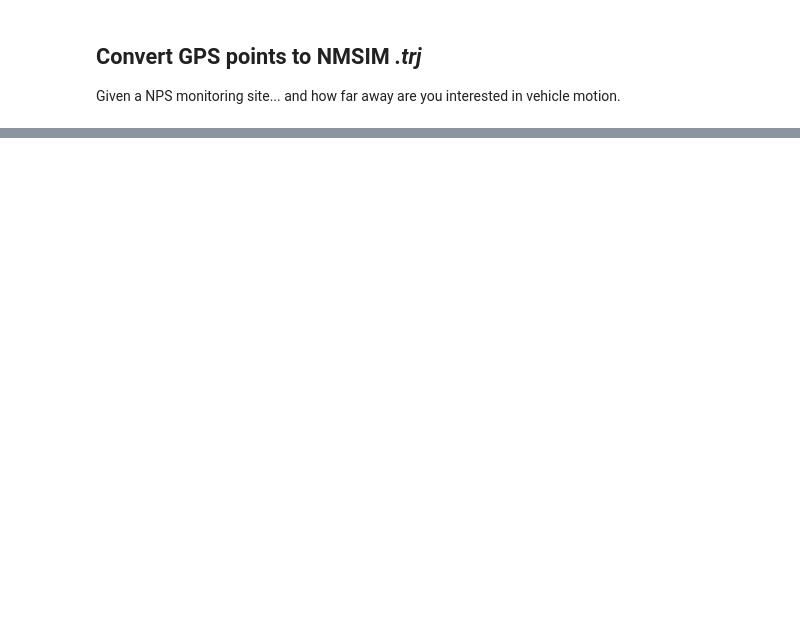
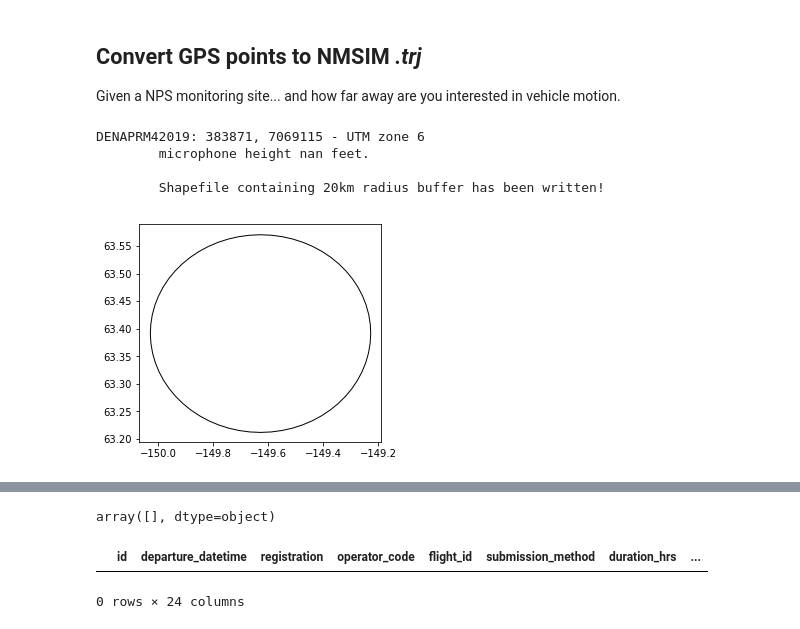
Before and after one commit to dbetchkal/NMSIM-Python, a Jupyter notebook: 2020 10 29 GPS points to NMSIM .trj.ipynb, the cells around one changed output, grey strips where cells are left out. Saved outputs shown, nothing was run; the diff lists cells and outputs as text; code cells hidden in the pictures; blank space fills up the shorter version.

Commit message:
Search Radius FIx, Handle one-row Tables

```diff
--- a/2020 10 29 GPS points to NMSIM .trj.ipynb
+++ b/2020 10 29 GPS points to NMSIM .trj.ipynb
@@ -161,10 +161,10 @@ def tracks_within(ds, site, year, search_within_km = 20, climb_ang_max = 20, air
     # make a dataframe to hold distances and times
     closest_approaches = pd.DataFrame([], index=np.unique(tracks["id"]), columns=["closest_distance", "closest_time"])
 
-    # describe the tracks intersecting the polygon
+    # process each unique flight track in sequence
     for f_id, data in tracks.groupby("flight_id"):
 
-        if(len(data) > 1):
+        if(len(data) > 1): # "one point does not a trajectory make"
 
             # double check that the data are sorted by time
             data = data.sort_values("ak_datetime")
@@ -254,7 +254,7 @@ def tracks_within(ds, site, year, search_within_km = 20, climb_ang_max = 20, air
                 # create a time-elapsed column
                 data["time_elapsed"] = (data["ak_datetime"] - data["ak_datetime"].min()).apply(lambda t: t.total_seconds())
 
-
+                # we'll only save the trajectory if it's within the specified search radius!
                 if(min_distance <= search_within_km):
 
                     # ======= densify the GPS points for NMSIM ========
@@ -369,11 +369,21 @@ def tracks_within(ds, site, year, search_within_km = 20, climb_ang_max = 20, air
                         print("\t\t\t...finished writing .trj", "\n")
                         print("-----------------------------------------------------------------------------------------")
 
-    if(tracks.size == 0):
+
+                # (closes `if` from line 253) the flight was not within the search radius...
+                else:
+                    tracks = tracks[tracks["flight_id"] != f_id] # ...drop the flight ID from the table
+                    print("\t\t", "Flight starting", start, "was not within the search radius.")
+
+    print(tracks.size)
+    if(tracks.shape[0] <= 1):
 
         print("\nSorry, no tracks in the database coincide with this deployment.")
 
-    elif(tracks.size > 0):
+        tracks = gpd.GeoDataFrame([], columns=tracks.columns) # return an empty geodataframe with the original columns
+        return tracks
+
+    elif(tracks.shape[0] > 1):
 
         u = np.unique(tracks["id"])
         print("\nThere are", len(u), "tracks in the database which coincide with this deployment.")
@@ -399,21 +412,27 @@ Given a NPS monitoring site... and how far away are you interested in vehicle mo
 # %%
 archive = iyore.Dataset(r"E:\Sound Data") # \\INPDENARENDER
 
 # ============= EDIT THESE ===================================================
 
 # project directory for the current site of interest
-project_dir = r"C:\Users\ahug\Documents\NMSim_2014\Data\DENABULL"
+project_dir = r"C:\Users\ahug\Documents\NMSim_2014\Data\DENAPRM4"
 
 year = 2019
 
 # ============================================================================
 
 # extract the site name from the project directory path
 site = project_dir[-4:]
 
 tracks = tracks_within(archive, site, year, search_within_km = 20, aircraft_specs=False,
                       altOut = project_dir + os.sep + r"Input_Data\03_TRAJECTORY")
 
 
 # which N-Numbers were observed on this record?
 tracks.registration.unique()
+# %% [output]
+DENAPRM42019: 383871, 7069115 - UTM zone 6
+        microphone height nan feet.
+
+        Shapefile containing 20km radius buffer has been written!
+[figure, added]
@@ -420,3 +456,9 @@ tracks.registration.unique()
+array([], dtype=object)
+# %%
+tracks
+# %% [output]
+|  | id | departure_datetime | registration | operator_code | flight_id | submission_method | duration_hrs | ... |
+0 rows × 24 columns
 # %%
 
 
```
Also changed, not shown: parts of 4 cells of this notebook, 6 other files.
